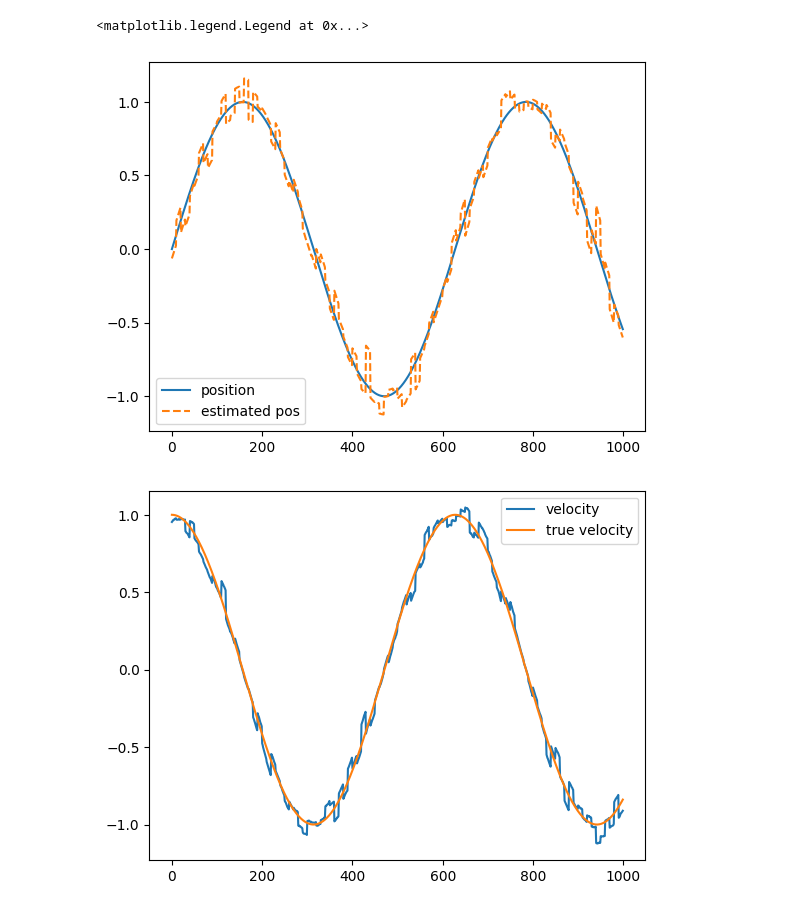
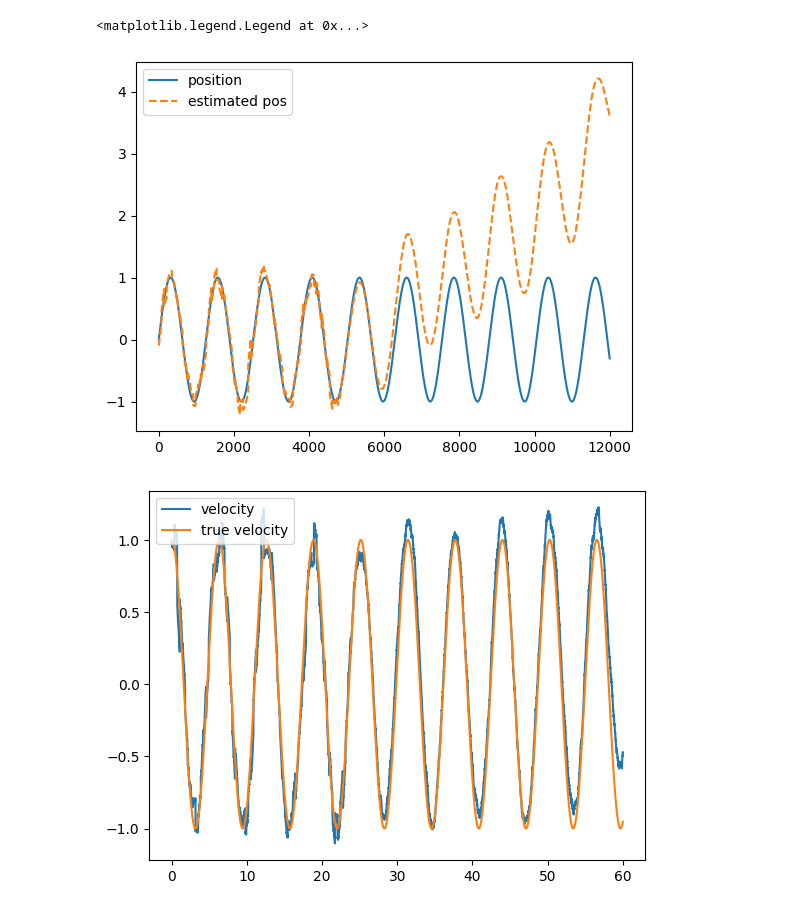
Before and after one commit to simutisernestas/UAVTR, a Jupyter notebook: notebooks/estimation.ipynb, the cells around one changed output. Cells and saved outputs as stored; diff of their text form; code cells hidden in the pictures.

```diff
--- a/notebooks/estimation.ipynb
+++ b/notebooks/estimation.ipynb
@@ -70,30 +14,33 @@ A = [[0, 1, 0],
 B = [[0],
      [1],
      [0]]
-C = [[1, 0, 0], [0, 1, 0]]
-D = [[0], [0]]
+C = [[1, 0, 0]]
+D = [[0]]
 
 sys = ct.ss(A, B, C, D)
 obs = ct.obsv(sys.A, sys.C)
 print("Obs: ", np.linalg.matrix_rank(obs))
 
 # generate trajectory p(t)
-end = 10
-samples = end*100
-p = np.sin(np.linspace(0, end, samples))
-v = np.cos(np.linspace(0, end, samples))
+end = 60
+samples = end*200
+t = np.linspace(0, end, samples)
+p = np.sin(t)
+v = np.cos(t)
 a_bias = 0.1
-a_noise = 0.2*np.random.randn(samples)
-a = -np.sin(np.linspace(0, end, samples)) + a_bias + a_noise
+a_noise = np.random.randn(samples)
+a = -np.sin(t) + a_bias + a_noise
 yp = p + 0.1*np.random.randn(samples)
-yp = np.vstack([yp, v + 0.05*np.random.randn(samples)])
+# yp = np.vstack([yp, v + 0.05*np.random.randn(samples)])
 
 comb = np.concatenate([A, B], axis=1)
 comb = np.concatenate([comb, np.zeros((1, 4))], axis=0)
 
-dt = 0.01
+dt = t[1] - t[0]
+print(dt)
 la.expm(comb*dt)
 Ad = la.expm(comb*dt)[:3, :3]
 Bd = la.expm(comb*dt)[:3, 3:]
+Ad, Bd
 # %% [output]
 Obs:  3
@@ -107,45 +67,47 @@ H = np.array(C)
 Q = np.diag([1, 1, 0])
 
 # Measurement noise covariance
-R = np.diag([[0.05], [0.05]])
+R = np.diag([[1]])
 
 # Initial state estimate
-x_hat = np.array([[0], [.1], [0]])
+x_hat = np.array([[0], [1], [0]])
 
 # Initial error covariance
 P = np.diag([1, 100, 1000])
 
 record = np.zeros((len(p), 3))
+
+pos_modulo = int(np.ceil(0.033/dt)) * 10
 
 # Kalman Filter loop
 for i in range(len(p)):
     # Predict step
     x_hat = F @ x_hat + Bd * a[i]
     P = F @ P @ F.T + Q
 
     # Update step
-    if i % end == 0:
+    if i % pos_modulo == 0 and i < 5000:
         K = P @ H.T @ np.linalg.inv(H @ P @ H.T + R)
-        x_hat = x_hat + K @ (yp[:, i].reshape(2, 1) - H @ x_hat)
+        x_hat = x_hat + K @ (yp[i] - H @ x_hat)
         P = (np.eye(3) - K @ H) @ P
 
     record[i, :] = x_hat.T
 
 # plt.figure(dpi=200)
-plt.plot(p, label='position')
-plt.plot(record[:, 0], label='estimated pos', linestyle='dashed')
+plt.plot(t,p, label='position')
+plt.plot(t,record[:, 0], label='estimated pos', linestyle='dashed')
 # plt.scatter(np.arange(0, len(p), end), yp[::end], label='measured', marker='x', c='g')
 plt.legend()
 # velocity
 plt.figure()
-plt.plot(record[:, 1], label='velocity')
-plt.plot(v, label='true velocity')
+plt.plot(t, record[:, 1], label='velocity')
+plt.plot(t, v, label='true velocity')
 plt.legend()
 plt.figure()
 plt.plot(record[:, 2], label='bias')
 plt.plot(np.ones(len(record))*a_bias, label='true bias')
 plt.legend()
 # %% [output]
 <matplotlib.legend.Legend at 0x...>
-[figure, old version]
+[figure, new version]
-[figure, old version]
+[figure, new version]
```
Also changed, not shown: parts of 7 cells of this notebook.
